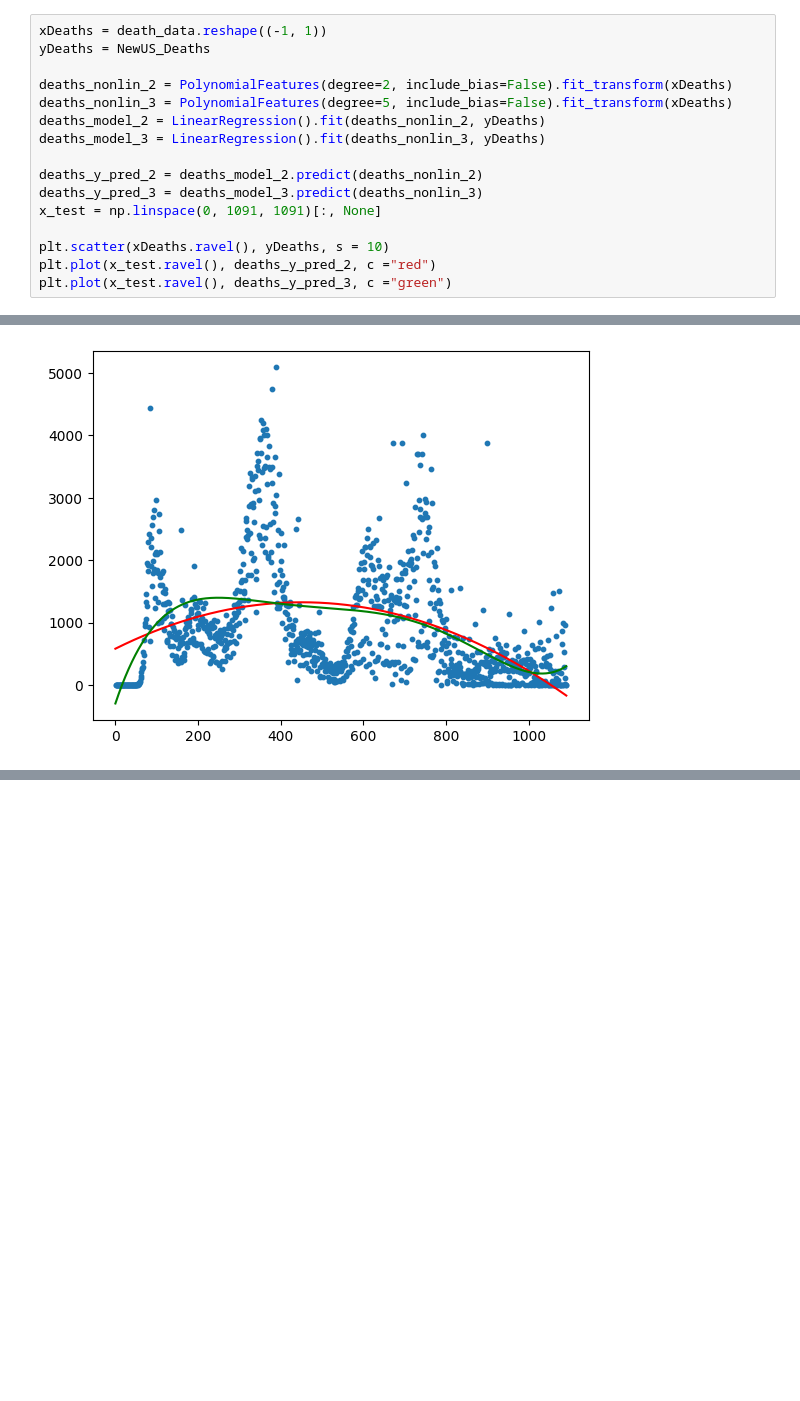
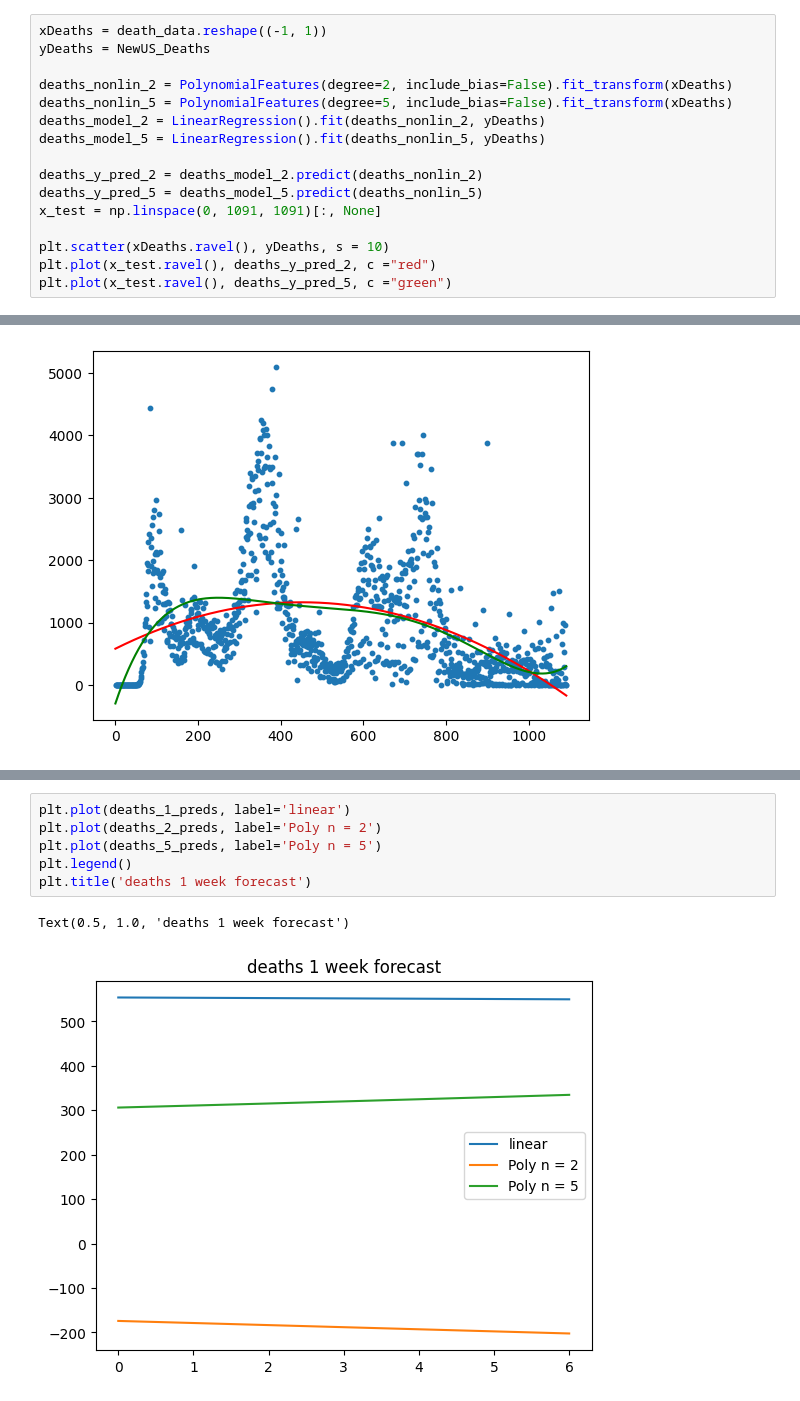
Before and after one commit to ssjung1/csc405-group-project, a Jupyter notebook: Project/src/team/Stage 4 Group.ipynb, the cells around one changed output, grey strips where cells are left out. Saved outputs shown, nothing was run; the diff lists cells and outputs as text; blank space fills up the shorter version.

```diff
--- a/Project/src/team/Stage 4 Group.ipynb
+++ b/Project/src/team/Stage 4 Group.ipynb
@@ -141,17 +141,17 @@ xDeaths = death_data.reshape((-1, 1))
 yDeaths = NewUS_Deaths
 
 deaths_nonlin_2 = PolynomialFeatures(degree=2, include_bias=False).fit_transform(xDeaths)
-deaths_nonlin_3 = PolynomialFeatures(degree=5, include_bias=False).fit_transform(xDeaths)
+deaths_nonlin_5 = PolynomialFeatures(degree=5, include_bias=False).fit_transform(xDeaths)
 deaths_model_2 = LinearRegression().fit(deaths_nonlin_2, yDeaths)
-deaths_model_3 = LinearRegression().fit(deaths_nonlin_3, yDeaths)
+deaths_model_5 = LinearRegression().fit(deaths_nonlin_5, yDeaths)
 
 deaths_y_pred_2 = deaths_model_2.predict(deaths_nonlin_2)
-deaths_y_pred_3 = deaths_model_3.predict(deaths_nonlin_3)
+deaths_y_pred_5 = deaths_model_5.predict(deaths_nonlin_5)
 x_test = np.linspace(0, 1091, 1091)[:, None]
 
 plt.scatter(xDeaths.ravel(), yDeaths, s = 10)
 plt.plot(x_test.ravel(), deaths_y_pred_2, c ="red")
-plt.plot(x_test.ravel(), deaths_y_pred_3, c ="green")
+plt.plot(x_test.ravel(), deaths_y_pred_5, c ="green")
 # %% [output]
 [<matplotlib.lines.Line2D at 0x...>]
 [figure]
@@ -157,0 +189,9 @@ plt.plot(x_test.ravel(), deaths_y_pred_3, c ="green")
+# %%
+plt.plot(deaths_1_preds, label='linear')
+plt.plot(deaths_2_preds, label='Poly n = 2')
+plt.plot(deaths_5_preds, label='Poly n = 5')
+plt.legend()
+plt.title('deaths 1 week forecast')
+# %% [output]
+Text(0.5, 1.0, 'deaths 1 week forecast')
+[figure, added]
```
Also changed, not shown: parts of 10 cells of this notebook.
